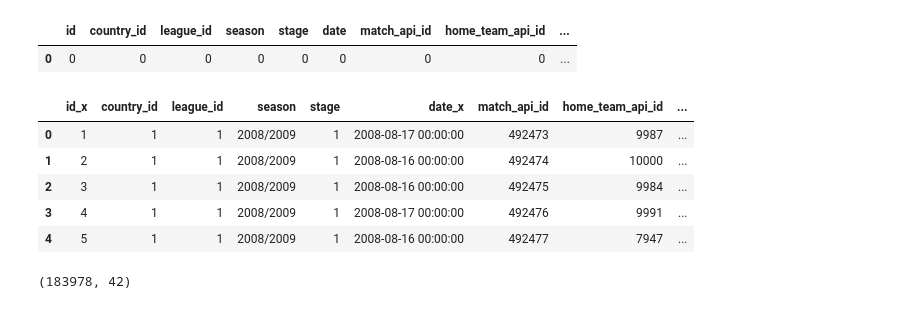
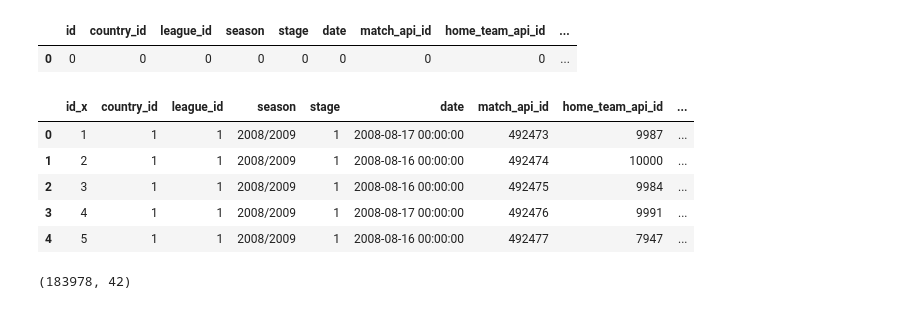
Before and after one commit to Ferox98/World-cup-predictions, a Jupyter notebook: analysis-imputation.ipynb, the cells around one changed output. Drawn from its saved outputs; the diff is of its cells as text; code cells hidden in the pictures.

```diff
--- a/analysis-imputation.ipynb
+++ b/analysis-imputation.ipynb
@@ -6,7 +6,7 @@ import itertools
 
 pd.set_option('display.max_columns', 1000)
 # %%
-conn = sqlite3.connect('../database.sqlite')
+conn = sqlite3.connect('./database/database.sqlite')
 # %% [markdown]
 # 1. EDA
 # %%
@@ -22,7 +22,7 @@ pd.read_sql('SELECT * FROM sqlite_master where type="table"', conn)
 | 6 | table | Team | Team | 29 | CREATE TABLE "Team" (\n\t`id`\tIN... |
 | 7 | table | Team_Attributes | Team_Attributes | 2 | CREATE TABLE `Team_Attributes` (\... |
 # %%
-# matches_df = pd.read_sql('SELECT * FROM Match', conn)
+matches_df = pd.read_sql('SELECT * FROM Match', conn)
 players_df = pd.read_sql('SELECT * FROM Player', conn)
 leagues_df = pd.read_sql('SELECT * FROM League', conn)
 country_df = pd.read_sql('SELECT * FROM Country', conn)
@@ -66,20 +66,21 @@ na_df
 # %%
 # merge matches dataframe with team attributes frame by team ID and season
 def get_season(date):
     year, month = date.split('-')[0], date.split('-')[1]
     # typical season runs from august to may
     if (int(month) < 8):
         return f'{int(year)-1}/{year}'
     return f'{year}/{int(year)+1}'
 
 team_attributes_df['season_new'] = team_attributes_df['date'].apply(get_season)
+team_attributes_df = team_attributes_df.drop('date', axis=1)
 # There are duplicate seasons for some players
 matches_df = matches_df.merge(team_attributes_df, left_on=['home_team_api_id','season'], right_on = ['team_api_id','season_new'], how='left')
 matches_df = matches_df.merge(team_attributes_df, left_on=['away_team_api_id','season'], right_on = ['team_api_id','season_new'], how='left')
 # matches_df = matches_df.drop(['home_team_api_id', 'team_api_id', 'match_id', 'date', 'match_api_id', 'away_team_api_id'])
 matches_df.head()
 # %% [output]
-|  | id_x | country_id | league_id | season | stage | date_x | match_api_id | home_team_api_id | ... |
+|  | id_x | country_id | league_id | season | stage | date | match_api_id | home_team_api_id | ... |
 | 0 | 1 | 1 | 1 | 2008/2009 | 1 | 2008-08-17 00:00:00 | 492473 | 9987 | ... |
 | 1 | 2 | 1 | 1 | 2008/2009 | 1 | 2008-08-16 00:00:00 | 492474 | 10000 | ... |
 | 2 | 3 | 1 | 1 | 2008/2009 | 1 | 2008-08-16 00:00:00 | 492475 | 9984 | ... |
```
Also changed, not shown: parts of 68 cells of this notebook, 4 other files.
